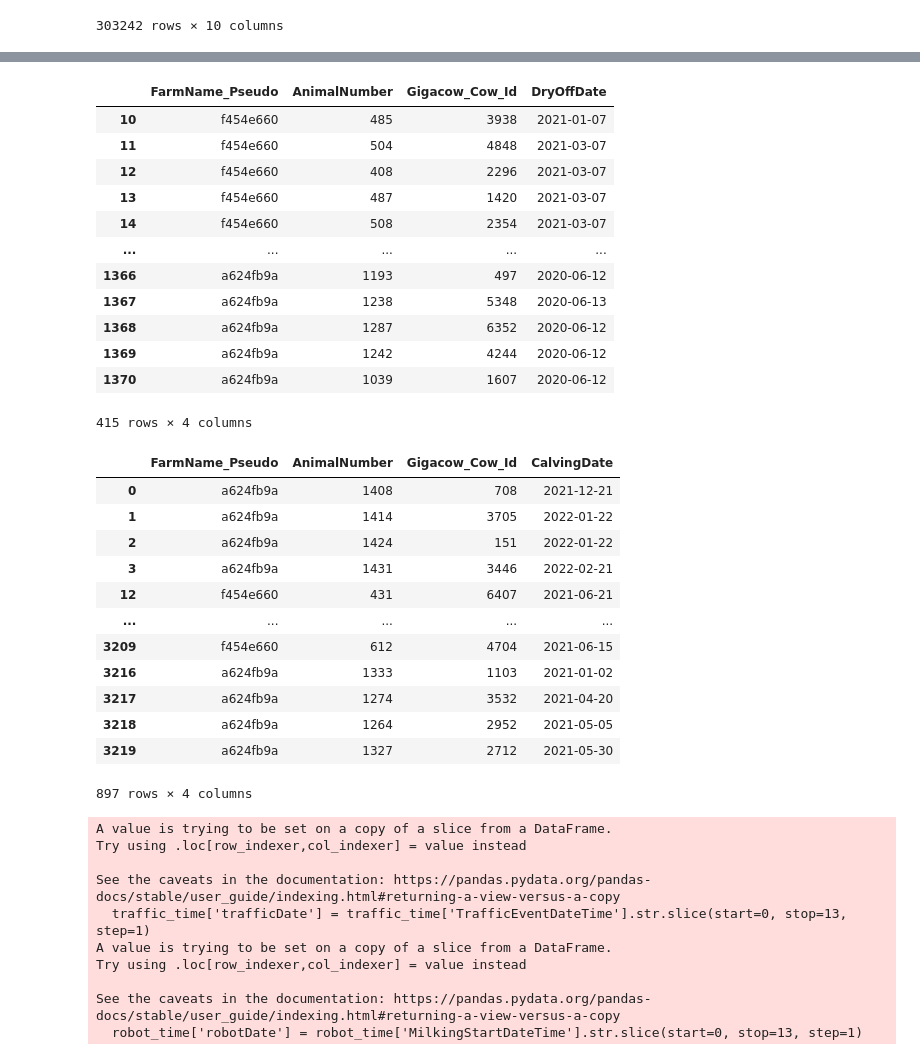
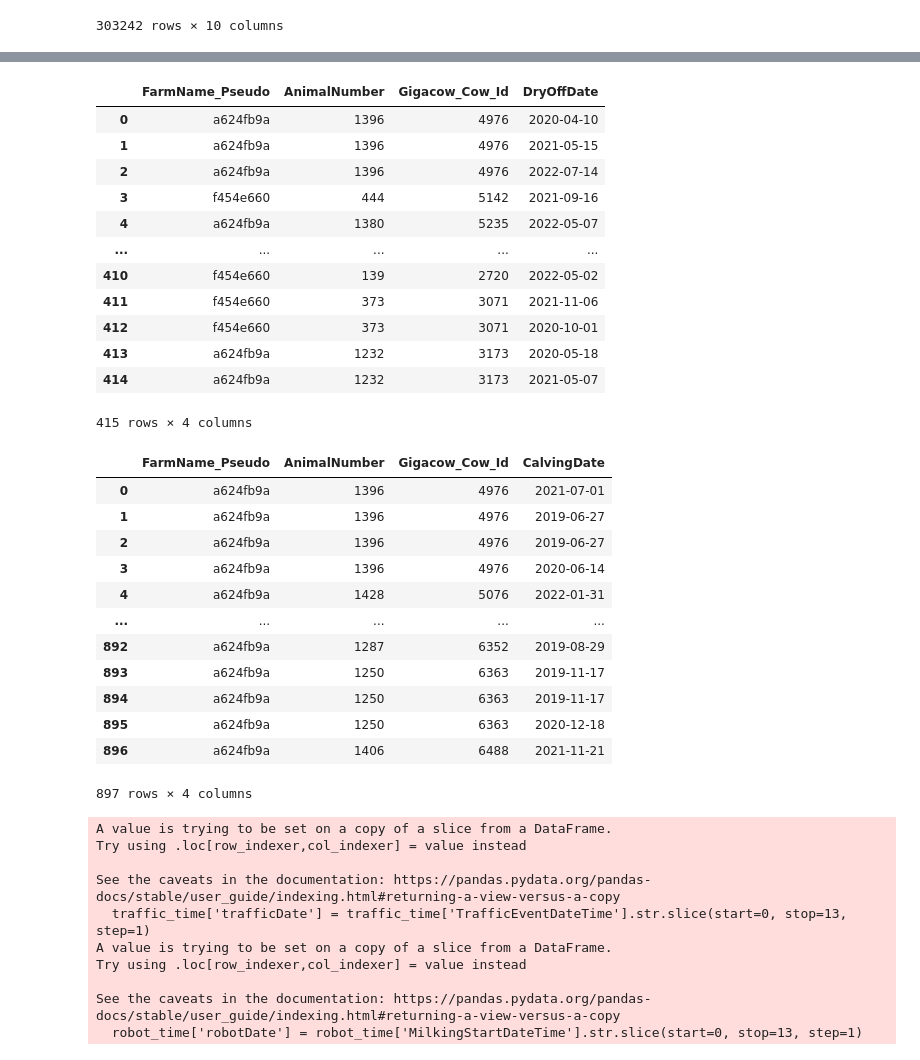
Before and after one commit to pgullstrand/Gigacow-tools, a Jupyter notebook: Data preprocessing/dataCleaning.ipynb, the cells around one changed output, grey strips where cells are left out. Cells and saved outputs as stored; diff of their text form; code cells hidden in the pictures.

```diff
--- a/Data preprocessing/dataCleaning.ipynb
+++ b/Data preprocessing/dataCleaning.ipynb
@@ -27,22 +27,23 @@ def countCowAge(x, y):
     return age
 
 #access data from local directory
-dataDir = "C:/Users/Savior_Hn/Desktop/Gigacow/"
+dataDir = "E:/Data/"
 
 #filter out irrelevant columns
-gigacow_cols = ['AnimalNumber', 'Gigacow_Cow_Id', 'FarmName_Pseudo', 'BreedName', 'BirthDate', 'CullDecisionDate']
-lactation_cols = ['AnimalNumber', 'Gigacow_Cow_Id', 'FarmName_Pseudo', 'LactationInfoDate', 'LactationNumber', 'DaysInMilk']
-traffic_cols = ['AnimalNumber', 'Traffic_Id', 'FarmName_Pseudo', 'GroupName', 'Gigacow_Cow_Id', 'TrafficEventDateTime', 'PreviousArea', 'TimeInArea_totalSeconds', 'TrafficDeviceName', 'TrafficResult', 'MilkingInterval_totalSeconds']
-robot_cols = ['AnimalNumber', 'MilkRobot_Id', 'FarmName_Pseudo', 'Gigacow_Cow_Id', 'MilkingStartDateTime', 'SessionNumber', 'EquipmentName', 'TotalYield', 'MilkingUnitName']
-dry_cols = ['AnimalNumber', 'FarmName_Pseudo', 'Gigacow_Cow_Id', 'DryOffDate']
-calving_cols = ['AnimalNumber', 'FarmName_Pseudo', 'Gigacow_Cow_Id', 'CalvingDate']
+gigacow_cols = ['Gigacow_Cow_Id', 'FarmName_Pseudo', 'BreedName', 'BirthDate', 'CullDecisionDate']
+lactation_cols = ['Gigacow_Cow_Id', 'FarmName_Pseudo', 'LactationInfoDate', 'LactationNumber', 'DaysInMilk']
+traffic_cols = ['Traffic_Id', 'FarmName_Pseudo', 'GroupName', 'Gigacow_Cow_Id', 'TrafficEventDateTime', 'PreviousArea', 'TimeInArea_totalSeconds', 'TrafficDeviceName', 'TrafficResult', 'MilkingInterval_totalSeconds']
+robot_cols = ['MilkRobot_Id', 'FarmName_Pseudo', 'Gigacow_Cow_Id', 'MilkingStartDateTime', 'SessionNumber', 'EquipmentName', 'TotalYield', 'MilkingUnitName']
+dry_cols = ['FarmName_Pseudo', 'Gigacow_Cow_Id', 'DryOffDate']
+calving_cols = ['FarmName_Pseudo', 'Gigacow_Cow_Id', 'CalvingDate']
 gigacow = pd.read_csv(dataDir+'gigacow.csv', usecols=gigacow_cols, encoding='utf-8')
 lactation = pd.read_csv(dataDir+'lactation.csv', usecols=lactation_cols, encoding='utf-8')
-traffic = pd.read_csv(dataDir+'traffic.csv', usecols=traffic_cols, encoding='utf-8')
+traffic_milk = pd.read_csv(dataDir+'traffic_milking.csv', usecols=traffic_cols, encoding='utf-8')
 robot = pd.read_csv(dataDir+'robot.csv', usecols=robot_cols, encoding='utf-8')
 dry = pd.read_csv(dataDir+'dry.csv', usecols=dry_cols, encoding='utf-8')
 calving = pd.read_csv(dataDir+'calving.csv', usecols=calving_cols, encoding='utf-8')
-traffic_raw = pd.read_csv(dataDir+'Traffic_raw.csv', usecols=traffic_cols, encoding='utf-8')
+traffic_a624fb9a = pd.read_csv(dataDir+'traffic_a624fb9a.csv', usecols=traffic_cols, encoding='utf-8')
+traffic_f454e660 = pd.read_csv(dataDir+'traffic_f454e660.csv', usecols=traffic_cols, encoding='utf-8', engine='python', on_bad_lines='skip')
 #data table: gigacow
 #target farms: f454e660, a624fb9a
 farm_list = ['f454e660', 'a624fb9a']
@@ -206,44 +207,44 @@ robot
 # %%
 '''data table: dry'''
 
 #target farms: f454e660, a624fb9a
 dry = dry.loc[dry['FarmName_Pseudo'].isin(farm_list)]
-#dry.to_csv(dataDir+'dry_filter.csv')
+dry.to_csv(dataDir+'/processed/dry_filter.csv')
 dry
 # %% [output]
 |  | FarmName_Pseudo | AnimalNumber | Gigacow_Cow_Id | DryOffDate |
-| 10 | f454e660 | 485 | 3938 | 2021-01-07 |
-| 11 | f454e660 | 504 | 4848 | 2021-03-07 |
-| 12 | f454e660 | 408 | 2296 | 2021-03-07 |
-| 13 | f454e660 | 487 | 1420 | 2021-03-07 |
-| 14 | f454e660 | 508 | 2354 | 2021-03-07 |
+| 0 | a624fb9a | 1396 | 4976 | 2020-04-10 |
+| 1 | a624fb9a | 1396 | 4976 | 2021-05-15 |
+| 2 | a624fb9a | 1396 | 4976 | 2022-07-14 |
+| 3 | f454e660 | 444 | 5142 | 2021-09-16 |
+| 4 | a624fb9a | 1380 | 5235 | 2022-05-07 |
 | ... | ... | ... | ... | ... |
-| 1366 | a624fb9a | 1193 | 497 | 2020-06-12 |
-| 1367 | a624fb9a | 1238 | 5348 | 2020-06-13 |
-| 1368 | a624fb9a | 1287 | 6352 | 2020-06-12 |
-| 1369 | a624fb9a | 1242 | 4244 | 2020-06-12 |
-| 1370 | a624fb9a | 1039 | 1607 | 2020-06-12 |
+| 410 | f454e660 | 139 | 2720 | 2022-05-02 |
+| 411 | f454e660 | 373 | 3071 | 2021-11-06 |
+| 412 | f454e660 | 373 | 3071 | 2020-10-01 |
+| 413 | a624fb9a | 1232 | 3173 | 2020-05-18 |
+| 414 | a624fb9a | 1232 | 3173 | 2021-05-07 |
 415 rows × 4 columns
 # %%
 '''data table: calving'''
 
 #target farms: f454e660, a624fb9a
 calving = calving.loc[calving['FarmName_Pseudo'].isin(farm_list)]
-#calving.to_csv(dataDir+'calving_filter.csv')
+calving.to_csv(dataDir+'/processed/calving_filter.csv')
 calving
 # %% [output]
 |  | FarmName_Pseudo | AnimalNumber | Gigacow_Cow_Id | CalvingDate |
-| 0 | a624fb9a | 1408 | 708 | 2021-12-21 |
-| 1 | a624fb9a | 1414 | 3705 | 2022-01-22 |
-| 2 | a624fb9a | 1424 | 151 | 2022-01-22 |
-| 3 | a624fb9a | 1431 | 3446 | 2022-02-21 |
-| 12 | f454e660 | 431 | 6407 | 2021-06-21 |
+| 0 | a624fb9a | 1396 | 4976 | 2021-07-01 |
+| 1 | a624fb9a | 1396 | 4976 | 2019-06-27 |
+| 2 | a624fb9a | 1396 | 4976 | 2019-06-27 |
+| 3 | a624fb9a | 1396 | 4976 | 2020-06-14 |
+| 4 | a624fb9a | 1428 | 5076 | 2022-01-31 |
 | ... | ... | ... | ... | ... |
-| 3209 | f454e660 | 612 | 4704 | 2021-06-15 |
-| 3216 | a624fb9a | 1333 | 1103 | 2021-01-02 |
-| 3217 | a624fb9a | 1274 | 3532 | 2021-04-20 |
-| 3218 | a624fb9a | 1264 | 2952 | 2021-05-05 |
-| 3219 | a624fb9a | 1327 | 2712 | 2021-05-30 |
+| 892 | a624fb9a | 1287 | 6352 | 2019-08-29 |
+| 893 | a624fb9a | 1250 | 6363 | 2019-11-17 |
+| 894 | a624fb9a | 1250 | 6363 | 2019-11-17 |
+| 895 | a624fb9a | 1250 | 6363 | 2020-12-18 |
+| 896 | a624fb9a | 1406 | 6488 | 2021-11-21 |
 897 rows × 4 columns
 # %%
 '''check the time difference between trafficEventTime and robotMilkingTime'''
```
Also changed, not shown: parts of 10 cells of this notebook.
